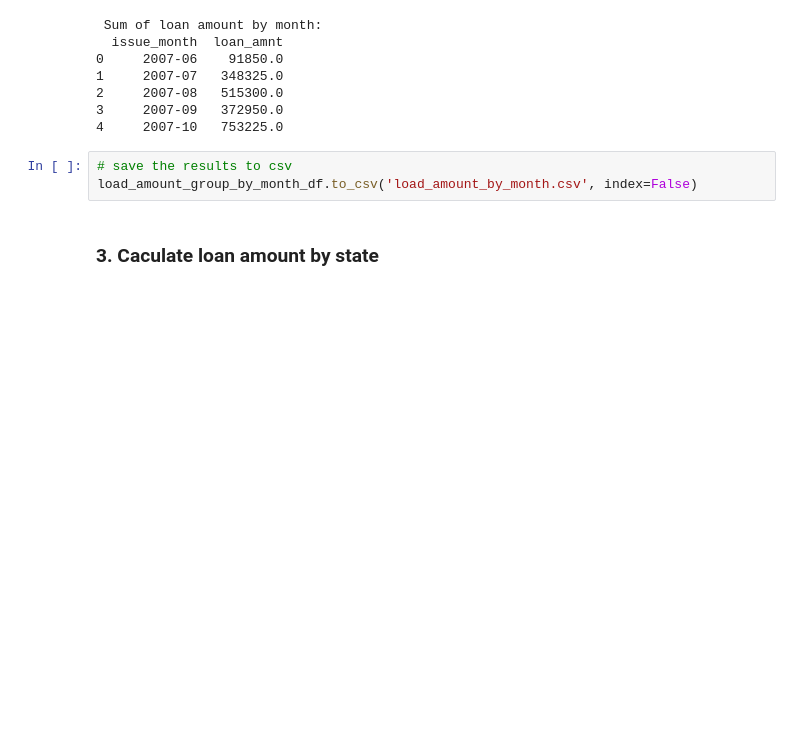
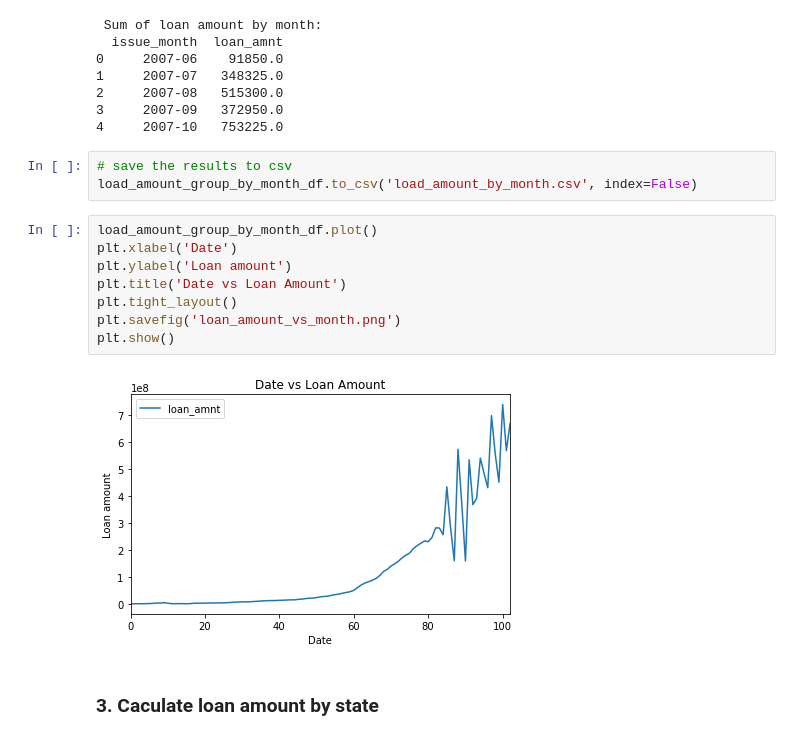
Before and after one commit to freena22/Data-Science-Projects, a Jupyter notebook: 06_Analyze_Lending_Club's_Issued_Loans.ipynb, the cells around one changed output. Saved outputs shown, nothing was run; the diff lists cells and outputs as text; blank space fills up the shorter version.

```diff
--- a/06_Analyze_Lending_Club's_Issued_Loans.ipynb
+++ b/06_Analyze_Lending_Club's_Issued_Loans.ipynb
@@ -146,6 +130,16 @@ print(load_amount_group_by_month_df.head())
 # %%
 # save the results to csv
 load_amount_group_by_month_df.to_csv('load_amount_by_month.csv', index=False)
+# %%
+load_amount_group_by_month_df.plot()
+plt.xlabel('Date')
+plt.ylabel('Loan amount')
+plt.title('Date vs Loan Amount')
+plt.tight_layout()
+plt.savefig('loan_amount_vs_month.png')
+plt.show()
+# %% [output]
+[figure, added]
 # %% [markdown]
 ### 3. Caculate loan amount by state
 # %%
```
Also changed, not shown: parts of 24 cells of this notebook.
